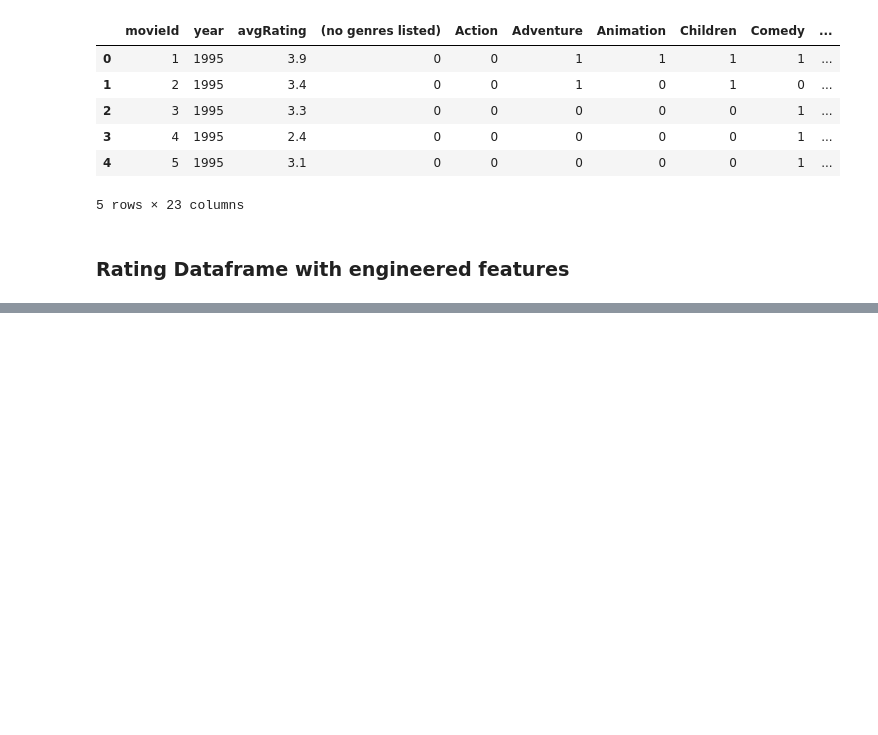
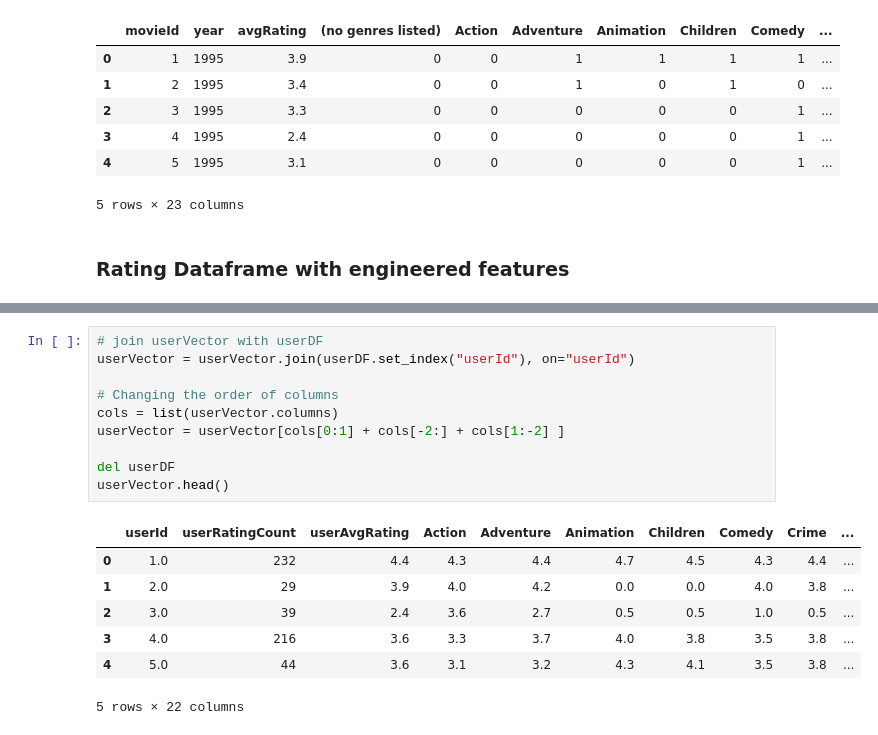
Before and after one commit to Darklaneanjana/FDM_Mini_Project, a Jupyter notebook: Movie_Recommender.ipynb, the cells around one changed output, grey strips where cells are left out. Cells and saved outputs as stored; diff of their text form; blank space fills up the shorter version.

```diff
--- a/Movie_Recommender.ipynb
+++ b/Movie_Recommender.ipynb
@@ -136,0 +159,18 @@ rateDF
+# %%
+# join userVector with userDF
+userVector = userVector.join(userDF.set_index("userId"), on="userId")
+
+# Changing the order of columns
+cols = list(userVector.columns)
+userVector = userVector[cols[0:1] + cols[-2:] + cols[1:-2] ]
+
+del userDF
+userVector.head()
+# %% [output]
+|  | userId | userRatingCount | userAvgRating | Action | Adventure | Animation | Children | Comedy | Crime | ... |
+| 0 | 1.0 | 232 | 4.4 | 4.3 | 4.4 | 4.7 | 4.5 | 4.3 | 4.4 | ... |
+| 1 | 2.0 | 29 | 3.9 | 4.0 | 4.2 | 0.0 | 0.0 | 4.0 | 3.8 | ... |
+| 2 | 3.0 | 39 | 2.4 | 3.6 | 2.7 | 0.5 | 0.5 | 1.0 | 0.5 | ... |
+| 3 | 4.0 | 216 | 3.6 | 3.3 | 3.7 | 4.0 | 3.8 | 3.5 | 3.8 | ... |
+| 4 | 5.0 | 44 | 3.6 | 3.1 | 3.2 | 4.3 | 4.1 | 3.5 | 3.8 | ... |
+5 rows × 22 columns
```
Also changed, not shown: parts of 13 cells of this notebook, 1 other file.
